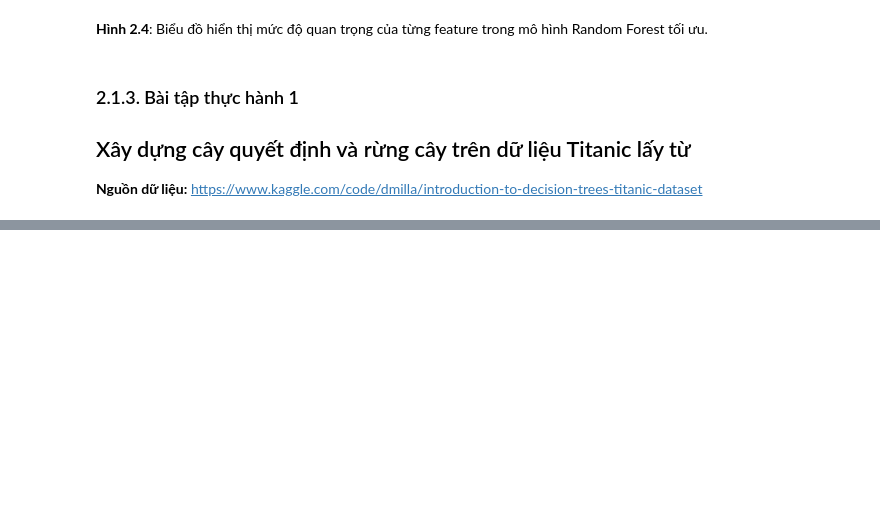
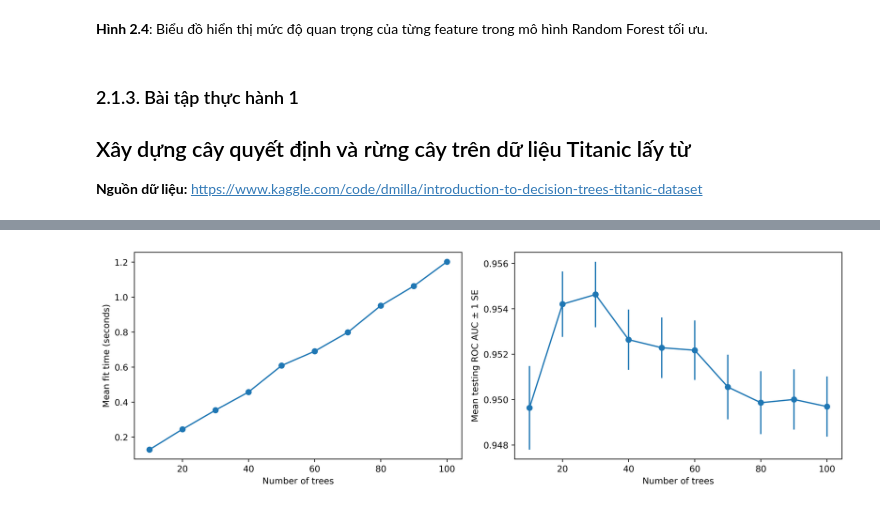
Before and after one commit to qdatether/ueh25_kythuatlaptrinh_stata_python_st3, a Jupyter notebook: Bai_tap_tren_lop/Mid-term/2.1-2.2.2.ipynb, the cells around one changed output, grey strips where cells are left out. Saved outputs shown, nothing was run; the diff lists cells and outputs as text; code cells hidden in the pictures; blank space fills up the shorter version.

```diff
--- a/Bai_tap_tren_lop/Mid-term/2.1-2.2.2.ipynb
+++ b/Bai_tap_tren_lop/Mid-term/2.1-2.2.2.ipynb
@@ -477,0 +757,86 @@ Fitting 4 folds for each of 10 candidates, totalling 40 fits
+# %%
+import pandas as pd
+import numpy as np
+import matplotlib.pyplot as plt
+from sklearn.model_selection import train_test_split, GridSearchCV
+from sklearn.ensemble import RandomForestClassifier
+from sklearn.preprocessing import LabelEncoder
+
+# 1. Đọc & xử lý dữ liệu
+df = pd.read_csv('diabetes_prediction_dataset.csv')
+
+X = df.drop(columns=['diabetes'])
+y = df['diabetes']
+
+# Mã hóa các cột dạng chuỗi thành số
+for col in X.select_dtypes(include=['object']).columns:
+    le = LabelEncoder()
+    X[col] = le.fit_transform(X[col].astype(str))
+
+# Chia train/test
+X_train, X_test, y_train, y_test = train_test_split(
+    X, y, test_size=0.2, random_state=24
+)
+
+# 2. Tạo mô hình Random Forest ban đầu
+rf = RandomForestClassifier(
+    n_estimators=10, # số cây ban đầu
+    criterion='gini',
+    max_depth=3,
+    min_samples_split=2,
+    min_samples_leaf=1,
+    max_features='sqrt',
+    bootstrap=True,
+    random_state=4
+)
+
+# 3. Dùng GridSearchCV để tìm số cây tối ưu
+rf_params_ex = {'n_estimators': list(range(10, 110, 10))}  # 10,20,...100
+cv_rf_ex = GridSearchCV(
+    rf,
+    param_grid=rf_params_ex,
+    scoring='roc_auc',    # đánh giá theo ROC AUC
+    cv=4,                 # 4-fold cross validation
+    verbose=1,
+    return_train_score=True
+)
+
+cv_rf_ex.fit(X_train, y_train)
+
+# 4. Vẽ biểu đồ kết quả
+cv_results_df = pd.DataFrame(cv_rf_ex.cv_results_)
+
+fig, axs = plt.subplots(1, 2, figsize=(12, 4))
+
+# Thời gian huấn luyện
+axs[0].plot(cv_results_df['param_n_estimators'], cv_results_df['mean_fit_time'], '-o')
+axs[0].set_xlabel('Number of trees')
+axs[0].set_ylabel('Mean fit time (seconds)')
+
+# ROC AUC trên tập test
+axs[1].errorbar(cv_results_df['param_n_estimators'],
+                cv_results_df['mean_test_score'],
+                yerr=cv_results_df['std_test_score']/np.sqrt(4),
+                fmt='-o')
+axs[1].set_xlabel('Number of trees')
+axs[1].set_ylabel('Mean testing ROC AUC ± 1 SE')
+
+plt.tight_layout()
+plt.show()
+display(Markdown("**Hình 2.1.4.4**: Mối quan hệ giữa số cây trong Random Forest với thời gian huấn luyện và ROC AUC."))
+
+
+# Xem thông số tốt nhất
+print("Best number of trees:", cv_rf_ex.best_params_)
+print("Best ROC AUC:", cv_rf_ex.best_score_)
+
+# 5. Feature Importance
+feat_imp_df = pd.DataFrame({
+    'Importance': cv_rf_ex.best_estimator_.feature_importances_
+}, index=X.columns)
+
+feat_imp_df.sort_values('Importance', ascending=True).plot.barh(figsize=(8,5))
+plt.title("Feature Importance (Random Forest)")
+plt.show()
+display(Markdown("**Hình 2.1.4.5**: Mức độ quan trọng của các đặc trưng trong Random Forest."))
+# %% [output]
@@ -477,0 +844 @@ Fitting 4 folds for each of 10 candidates, totalling 40 fits
+[figure, added]
```
Also changed, not shown: parts of 19 cells of this notebook, 9 other files.
